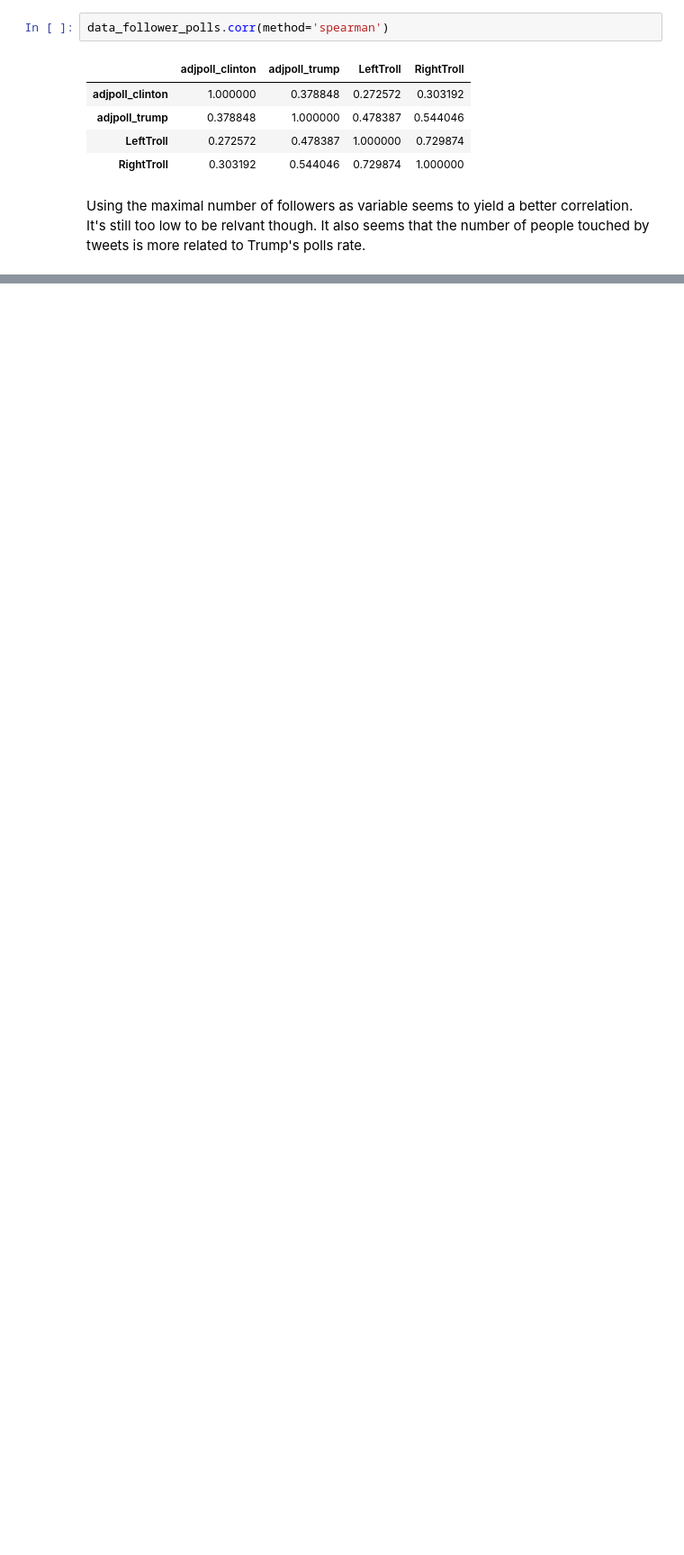
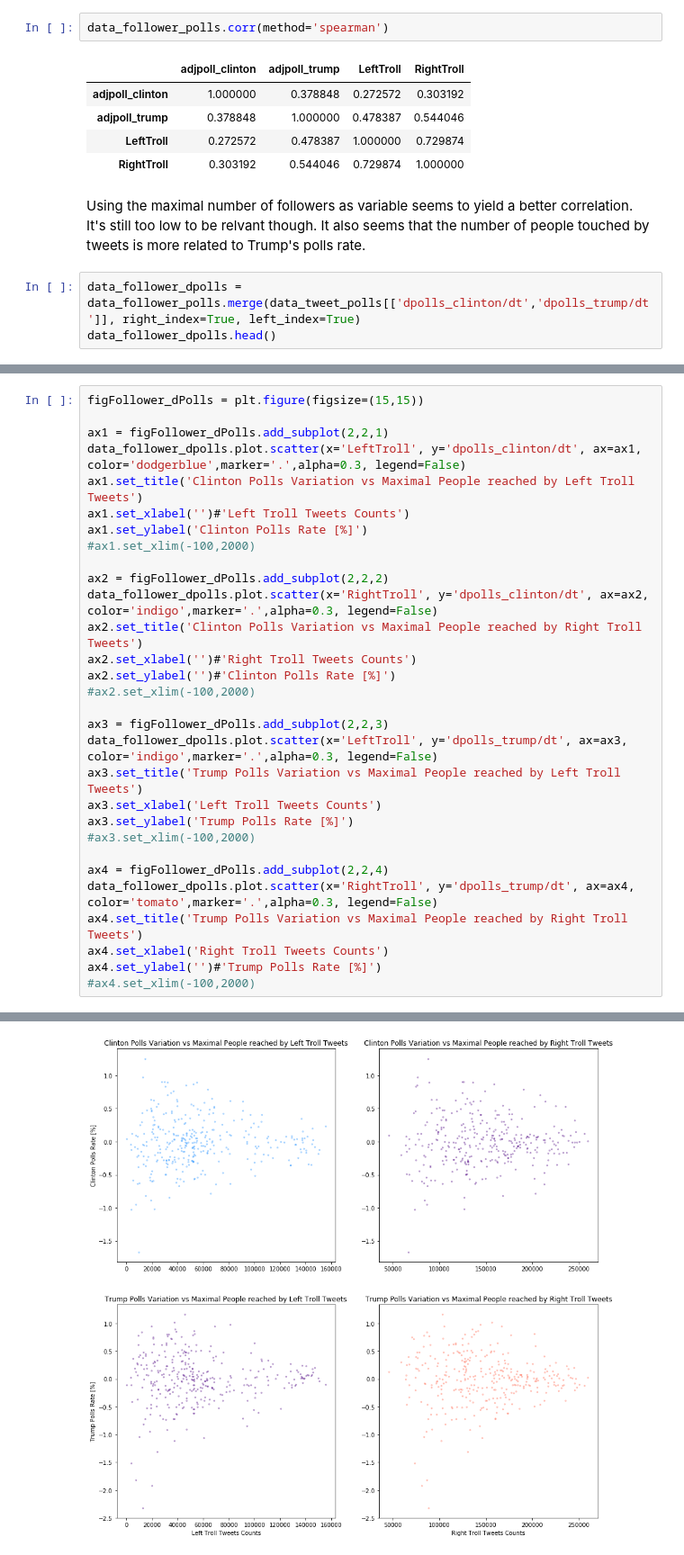
Before and after one commit to Jprost/ADA-Proj-18, a Jupyter notebook: Poll_Description_Analysis.ipynb, the cells around one changed output, grey strips where cells are left out. Shown: that part at 90% size. Cells and saved outputs as stored; diff of their text form; blank space fills up the shorter version.

Commit message:
correlation dpolls/dt vs number of followers

```diff
--- a/Poll_Description_Analysis.ipynb
+++ b/Poll_Description_Analysis.ipynb
@@ -638,3 +638,6 @@ data_follower_polls.corr(method='spearman')
 | RightTroll | 0.303192 | 0.544046 | 0.729874 | 1.000000 |
 # %% [markdown]
 Using the maximal number of followers as variable seems to yield a better correlation. It's still too low to be relvant though. It also seems that the number of people touched by tweets is more related to Trump's polls rate.
+# %%
+data_follower_dpolls = data_follower_polls.merge(data_tweet_polls[['dpolls_clinton/dt','dpolls_trump/dt']], right_index=True, left_index=True)
+data_follower_dpolls.head()
@@ -640,0 +651,31 @@ Using the maximal number of followers as variable seems to yield a better correl
+# %%
+figFollower_dPolls = plt.figure(figsize=(15,15))
+
+ax1 = figFollower_dPolls.add_subplot(2,2,1)
+data_follower_dpolls.plot.scatter(x='LeftTroll', y='dpolls_clinton/dt', ax=ax1, color='dodgerblue',marker='.',alpha=0.3, legend=False)
+ax1.set_title('Clinton Polls Variation vs Maximal People reached by Left Troll Tweets')
+ax1.set_xlabel('')#'Left Troll Tweets Counts')
+ax1.set_ylabel('Clinton Polls Rate [%]')
+#ax1.set_xlim(-100,2000)
+
+ax2 = figFollower_dPolls.add_subplot(2,2,2)
+data_follower_dpolls.plot.scatter(x='RightTroll', y='dpolls_clinton/dt', ax=ax2, color='indigo',marker='.',alpha=0.3, legend=False)
+ax2.set_title('Clinton Polls Variation vs Maximal People reached by Right Troll Tweets')
+ax2.set_xlabel('')#'Right Troll Tweets Counts')
+ax2.set_ylabel('')#'Clinton Polls Rate [%]')
+#ax2.set_xlim(-100,2000)
+
+ax3 = figFollower_dPolls.add_subplot(2,2,3)
+data_follower_dpolls.plot.scatter(x='LeftTroll', y='dpolls_trump/dt', ax=ax3, color='indigo',marker='.',alpha=0.3, legend=False)
+ax3.set_title('Trump Polls Variation vs Maximal People reached by Left Troll Tweets')
+ax3.set_xlabel('Left Troll Tweets Counts')
+ax3.set_ylabel('Trump Polls Rate [%]')
+#ax3.set_xlim(-100,2000)
+
+ax4 = figFollower_dPolls.add_subplot(2,2,4)
+data_follower_dpolls.plot.scatter(x='RightTroll', y='dpolls_trump/dt', ax=ax4, color='tomato',marker='.',alpha=0.3, legend=False)
+ax4.set_title('Trump Polls Variation vs Maximal People reached by Right Troll Tweets')
+ax4.set_xlabel('Right Troll Tweets Counts')
+ax4.set_ylabel('')#'Trump Polls Rate [%]')
+#ax4.set_xlim(-100,2000)
+# %% [output]
@@ -640,0 +683 @@ Using the maximal number of followers as variable seems to yield a better correl
+[figure, added]
```
Also changed, not shown: parts of 3 cells of this notebook.
